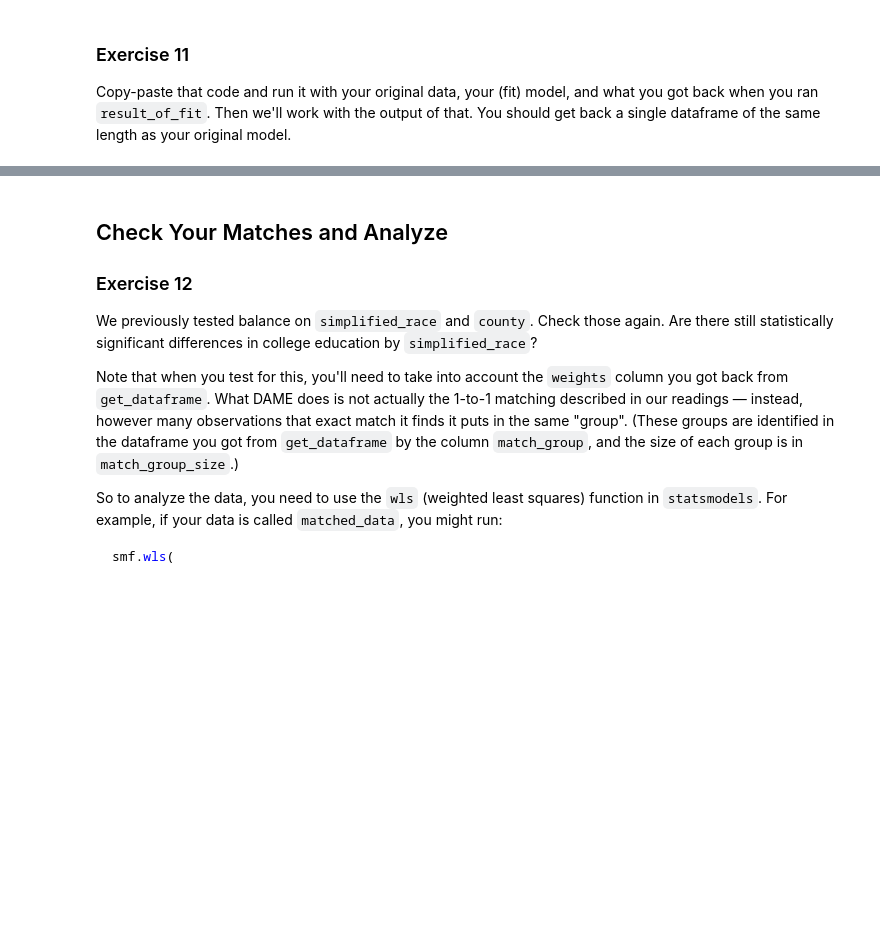
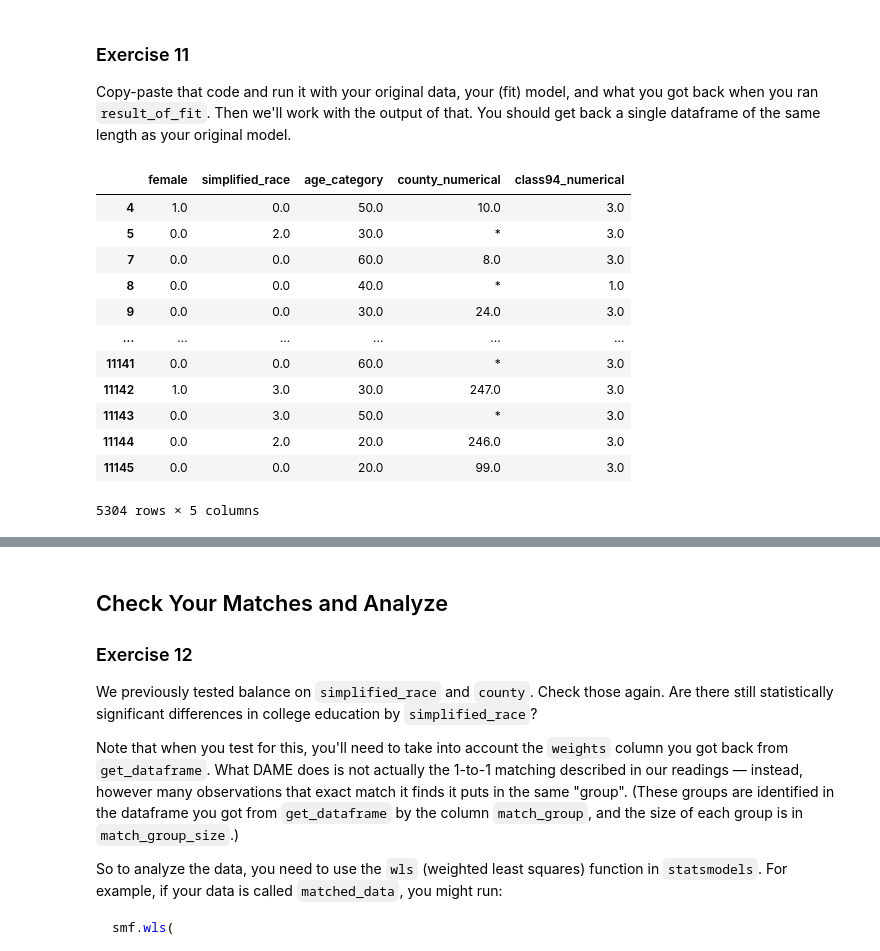
Before and after one commit to BarbaraPFloresRios/IDS701_UnifyingDataScience_CausalInference, a Jupyter notebook: 20240419_ExerciseMatching/exercise_matching.ipynb, the cells around one changed output, grey strips where cells are left out. Cells and saved outputs as stored; diff of their text form; code cells hidden in the pictures; blank space fills up the shorter version.

```diff
--- a/20240419_ExerciseMatching/exercise_matching.ipynb
+++ b/20240419_ExerciseMatching/exercise_matching.ipynb
@@ -522,0 +539,16 @@ Copy-paste that code and run it with your original data, your (fit) model, and w
+# %%
+result2
+# %% [output]
+|  | female | simplified_race | age_category | county_numerical | class94_numerical |
+| 4 | 1.0 | 0.0 | 50.0 | 10.0 | 3.0 |
+| 5 | 0.0 | 2.0 | 30.0 | * | 3.0 |
+| 7 | 0.0 | 0.0 | 60.0 | 8.0 | 3.0 |
+| 8 | 0.0 | 0.0 | 40.0 | * | 1.0 |
+| 9 | 0.0 | 0.0 | 30.0 | 24.0 | 3.0 |
+| ... | ... | ... | ... | ... | ... |
+| 11141 | 0.0 | 0.0 | 60.0 | * | 3.0 |
+| 11142 | 1.0 | 3.0 | 30.0 | 247.0 | 3.0 |
+| 11143 | 0.0 | 3.0 | 50.0 | * | 3.0 |
+| 11144 | 0.0 | 2.0 | 20.0 | 246.0 | 3.0 |
+| 11145 | 0.0 | 0.0 | 20.0 | 99.0 | 3.0 |
+5304 rows × 5 columns
```
Also changed, not shown: parts of 18 cells of this notebook.
